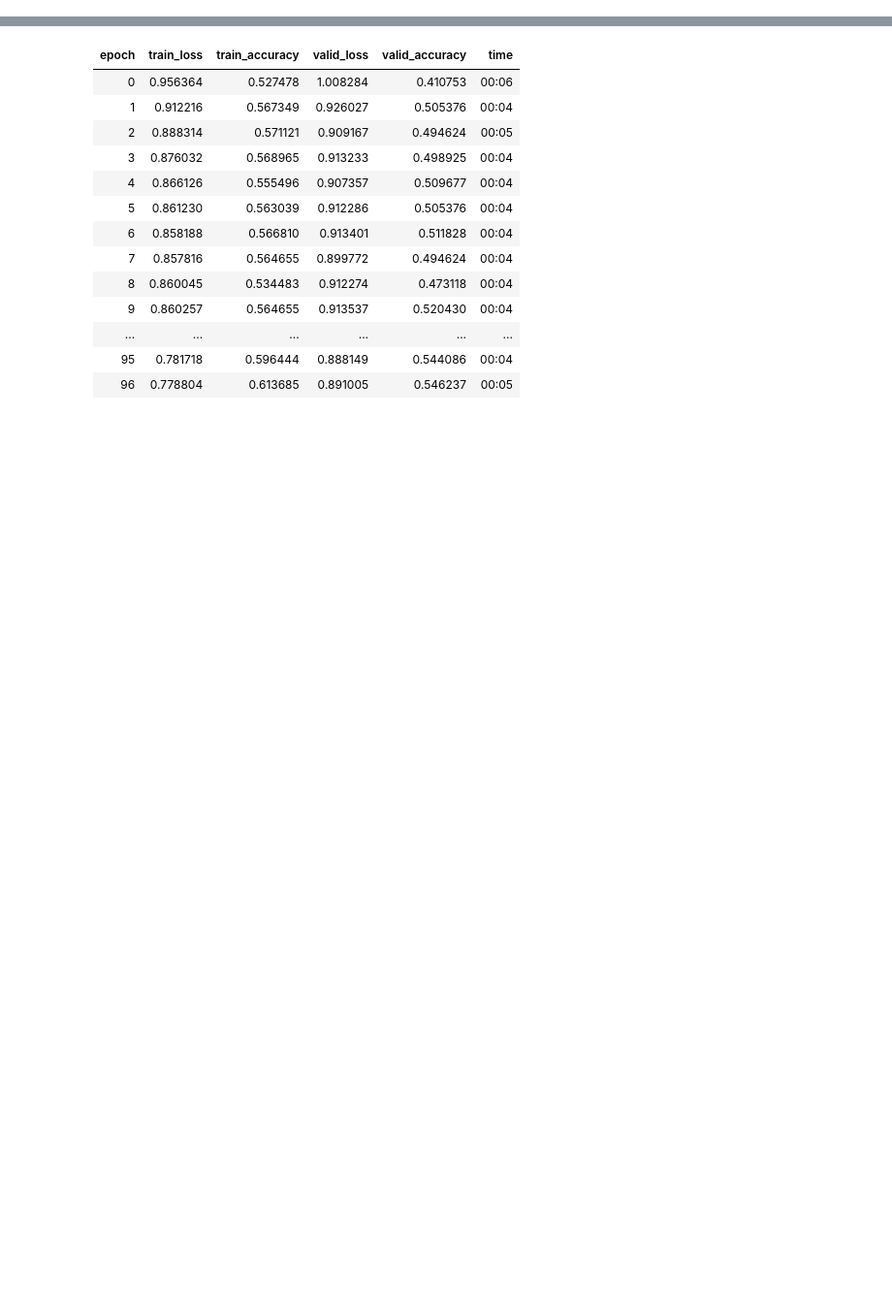
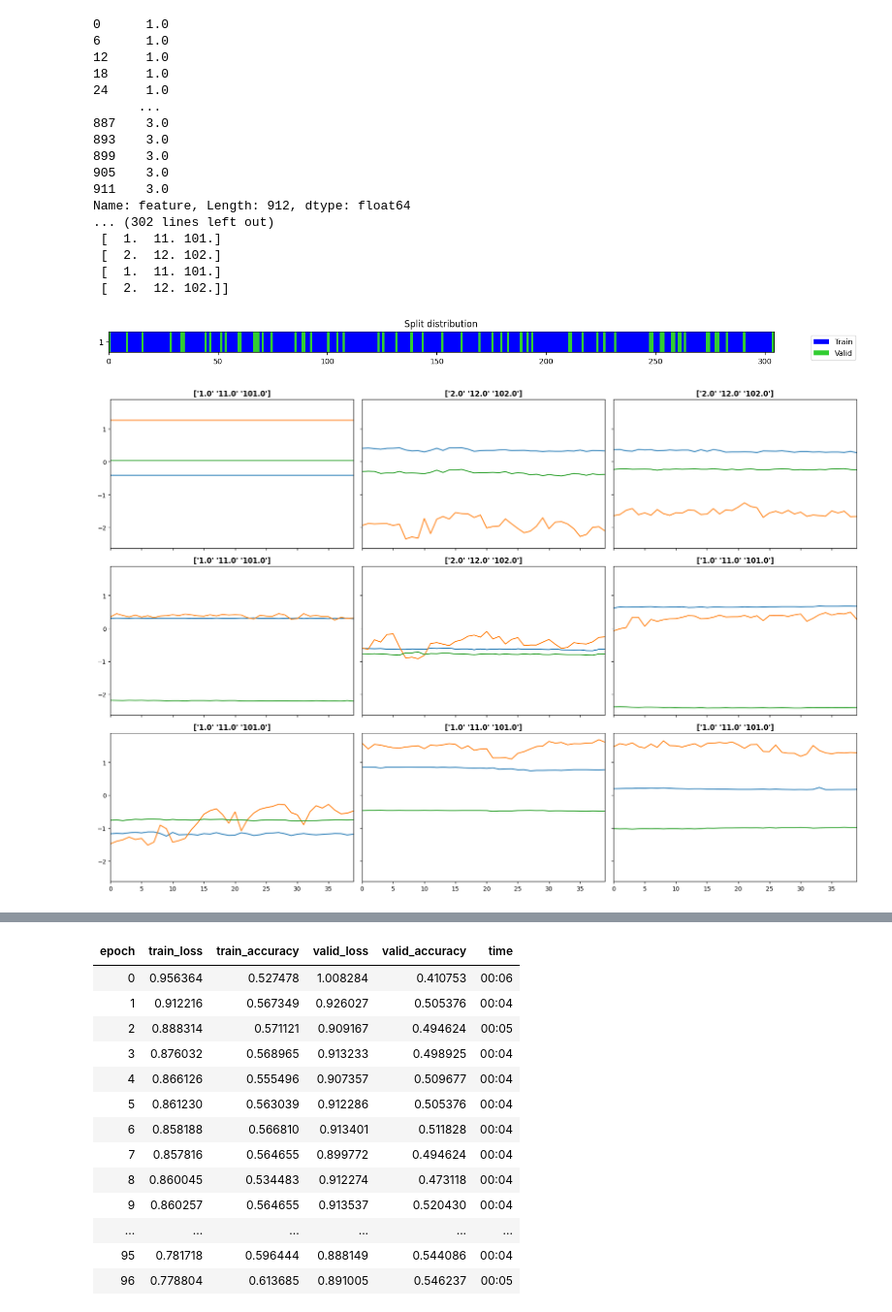
Before and after one commit to a-ludwig/smart_hans, a Jupyter notebook: Machine_learning/tsai_with_real_data_multivariate.ipynb, the cells around one changed output, grey strips where cells are left out. Shown at 97% size. Saved outputs shown, nothing was run; the diff lists cells and outputs as text; code cells hidden in the pictures; blank space fills up the shorter version.

```diff
--- a/Machine_learning/tsai_with_real_data_multivariate.ipynb
+++ b/Machine_learning/tsai_with_real_data_multivariate.ipynb
@@ -91,3 +37,63 @@ AssertionError: len(o)=4 while cum_len=8
+# %%
+
+#df_n['feature'] = df_n['feature'].astype(int)
+#df_n['target'] = df_n['target'].astype(int)
+
+
+#df_n = df_n.iloc[:, [0,1,-1]]
+
+#df = pd.concat([train, test])
+print(df_n["feature"])
+print(" hhhhhhhh ")
+
+data_cols = dl.col_names[2:-2]
+X, y = df2xy (df_n, sample_col='index', feat_col='feature', target_col='target', data_cols=data_cols)
+#print("y")
+#print(y_UCR)
+
+#X, y, _ = get_UCR_data("/home/adi/cloudy_adlu/smart_hans/AP2/Daten/single_file_for_testing/", return_split=False)
+print(f"shape ours {df_n.shape}")
+
+#print(X_UCR.shape)
+
+# X = np.swapaxes(X, 0,1)
+# y = np.swapaxes(y, 0,1)
+#print(X.shape)
+print(y)
+#print(" hhhhhhhh ")
+splits = get_splits(y, valid_size=.2)
+
+
+tfms  = [None, [Categorize()]]
+dsets = TSDatasets(X,y, tfms=[None, TSClassification()], inplace=True, splits=splits)
+
+dsets
+
+#dls = TSDataLoaders.from_numpy(X, y)
+
+dls = TSDataLoaders.from_dsets(dsets.train, dsets.valid, bs=64, batch_tfms=[TSStandardize()], num_workers=0)
+
+dls.show_batch(sharey=True)
+# %% [output]
+0      1.0
+6      1.0
+12     1.0
+18     1.0
+24     1.0
+      ...
+887    3.0
+893    3.0
+899    3.0
+905    3.0
+911    3.0
+Name: feature, Length: 912, dtype: float64
+... (302 lines left out)
+ [  1.  11. 101.]
+ [  2.  12. 102.]
+ [  1.  11. 101.]
+ [  2.  12. 102.]]
+[figure, added]
+[figure, added]
 # %%
 scenario_name_stage0 = "multivar_scenario_{}_{}_stage0".format(num_scenario, "InceptionTime")
 model = InceptionTime(dls.vars, dls.c)
```
Also changed, not shown: parts of 3 cells of this notebook.
